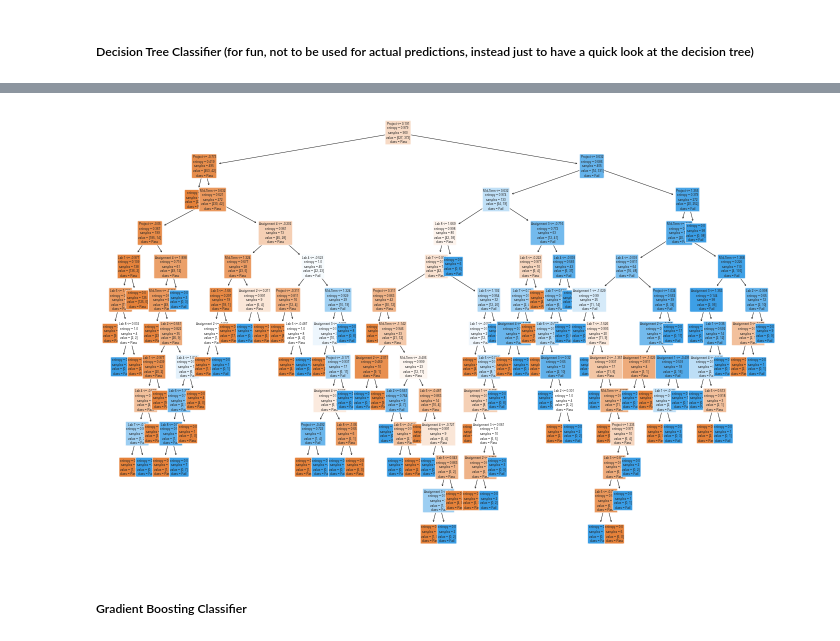
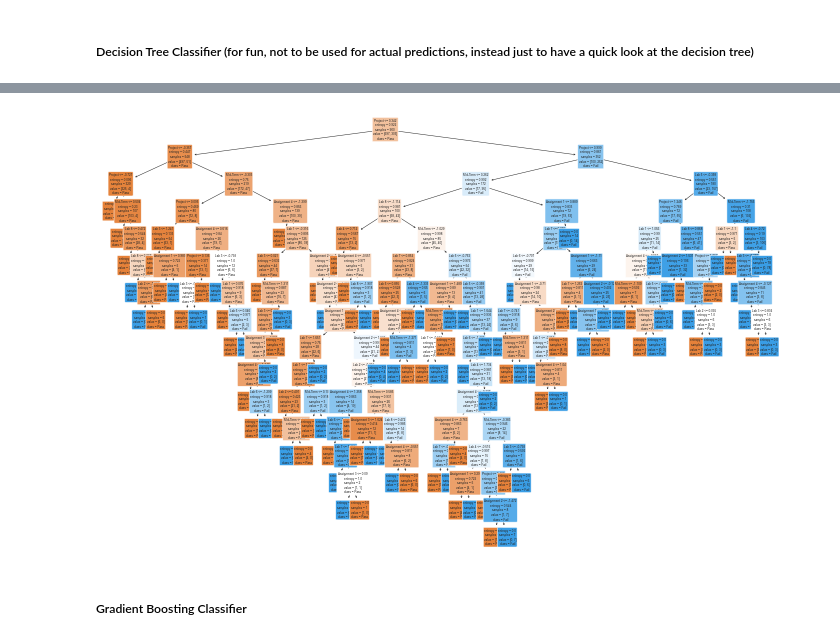
Before and after one commit to Cookie182/personal-projects, a Jupyter notebook: Grades_prediction/Grades_prediction.ipynb, the cells around one changed output, grey strips where cells are left out. Cells and saved outputs as stored; diff of their text form; code cells hidden in the pictures.

```diff
--- a/Grades_prediction/Grades_prediction.ipynb
+++ b/Grades_prediction/Grades_prediction.ipynb
@@ -347,7 +350,8 @@ df_cf.head()
 # %%
-df_cf_y = LabelEncoder().fit_transform(df_cf['Pass/Fail'])
-df_cf.drop(['Final', 'Total', 'Pass/Fail'], axis=1, inplace=True)
-scaler = StandardScaler().fit(df_cf)
-df_cf_x = scaler.transform(df_cf)
-df_cf_x[0]
+df_cf_y = LabelEncoder().fit_transform(df2['Pass/Fail']) # classifier (pass/fail) target variable
+df_rg_y = df['Total %'] # regressor (total %) target variable
+df2.drop(["Final", "Pass/Fail", "Total %"], axis=1, inplace=True)
+
+df2_ = df2.copy() # making copy of feature set to split and scale for classifier and regressor
+df2.head()
 # %% [output]
@@ -357,6 +379,23 @@ array([ 1.41209967,  0.82100358, -0.65653783, -0.78357152,  0.30778076,
 # %%
-df_cf_x_train, df_cf_x_test, df_cf_y_train, df_cf_y_test = train_test_split(df_cf_x, df_cf_y, stratify=df_cf_y,
-                                                                           test_size=.10, random_state=7)
+df_cf_x_train, df_cf_x_test, df_cf_y_train, df_cf_y_test = train_test_split(df2, df_cf_y,
+                                                                            stratify=df_cf_y, test_size=.10,
+                                                                            random_state=7)
+# scaling classifier feature train and test data
+clf_scale = StandardScaler().fit(df_cf_x_train)
+df_cf_x_train = clf_scale.transform(df_cf_x_train)
+df_cf_x_test = clf_scale.transform(df_cf_x_test)
+
+df_rg_x_train, df_rg_x_test, df_rg_y_train, df_rg_y_test = train_test_split(df2_, df_rg_y, test_size=.10)
+# scaling regressor feature train and test data
+rg_scale = StandardScaler().fit(df_rg_x_train)
+df_rg_x_train = rg_scale.transform(df_rg_x_train)
+df_rg_x_test = rg_scale.transform(df_rg_x_test)
+
+print("Classifier")
 print(f"Train X -> {df_cf_x_train.shape}\nTrain y -> {df_cf_y_train.shape}")
 print(f"Test X -> {df_cf_x_test.shape}\nTest y -> {df_cf_y_test.shape}")
+
+print("\nRegressor")
+print(f"Train X -> {df_rg_x_train.shape}\nTrain y -> {df_rg_y_train.shape}")
+print(f"Test X -> {df_rg_x_test.shape}\nTest y -> {df_rg_y_test.shape}")
 # %% [output]
@@ -369,7 +415,7 @@ Test y -> (100,)
 ##### RandomForestClassifier
 # %%
 rfc = RandomizedSearchCV(estimator=RandomForestClassifier(),
-                  param_distributions={'n_estimators':range(500, 1050, 100),
+                  param_distributions={'n_estimators':range(700, 1100, 100),
                                        'warm_start':[True], 'criterion':['entropy']},
                   n_jobs=-1, cv=RepeatedStratifiedKFold(random_state=7),
                   return_train_score=True, verbose=3, n_iter=100, refit=True)
@@ -405,7 +451,7 @@ logreg.score(df_cf_x_test, df_cf_y_test)
 # %% [markdown]
 ##### KNeighborsClassifier
 # %%
-knn = RandomizedSearchCV(estimator=KNeighborsClassifier(), param_distributions={'n_neighbors':range(45, 65),
+knn = RandomizedSearchCV(estimator=KNeighborsClassifier(), param_distributions={'n_neighbors':range(55, 66),
                                                                 'weights':['uniform', 'distance'],
                                                                 'n_jobs':[-1]},
                   cv=RepeatedStratifiedKFold(random_state=7), n_jobs=-1, return_train_score=True,
@@ -446,9 +492,9 @@ dtc.score(df_cf_x_test, df_cf_y_test)
 # %%
 fig = plt.figure(figsize=(12, 8))
-dtc_tree = tree.plot_tree(dtc, feature_names=df_cf.columns, class_names=['Pass', 'Fail'], filled=True, rounded=True,
+dtc_tree = tree.plot_tree(dtc, feature_names=df2.columns, class_names=['Pass', 'Fail'], filled=True, rounded=True,
                          fontsize=3)
 # %% [output]
-[figure, old version]
+[figure, new version]
 # %% [markdown]
 ##### Gradient Boosting Classifier
 # %%
```
Also changed, not shown: parts of 53 cells of this notebook, 2 other files.
